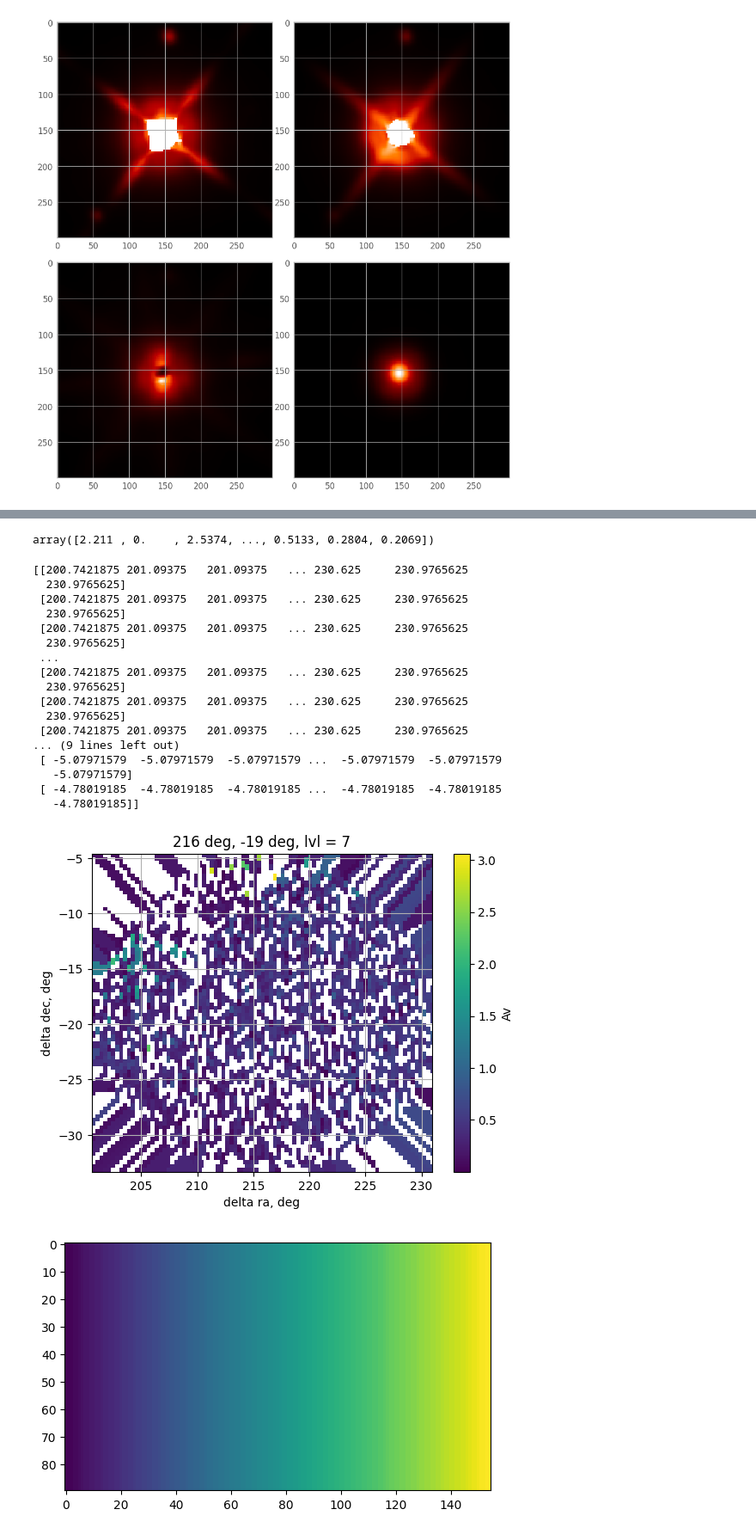
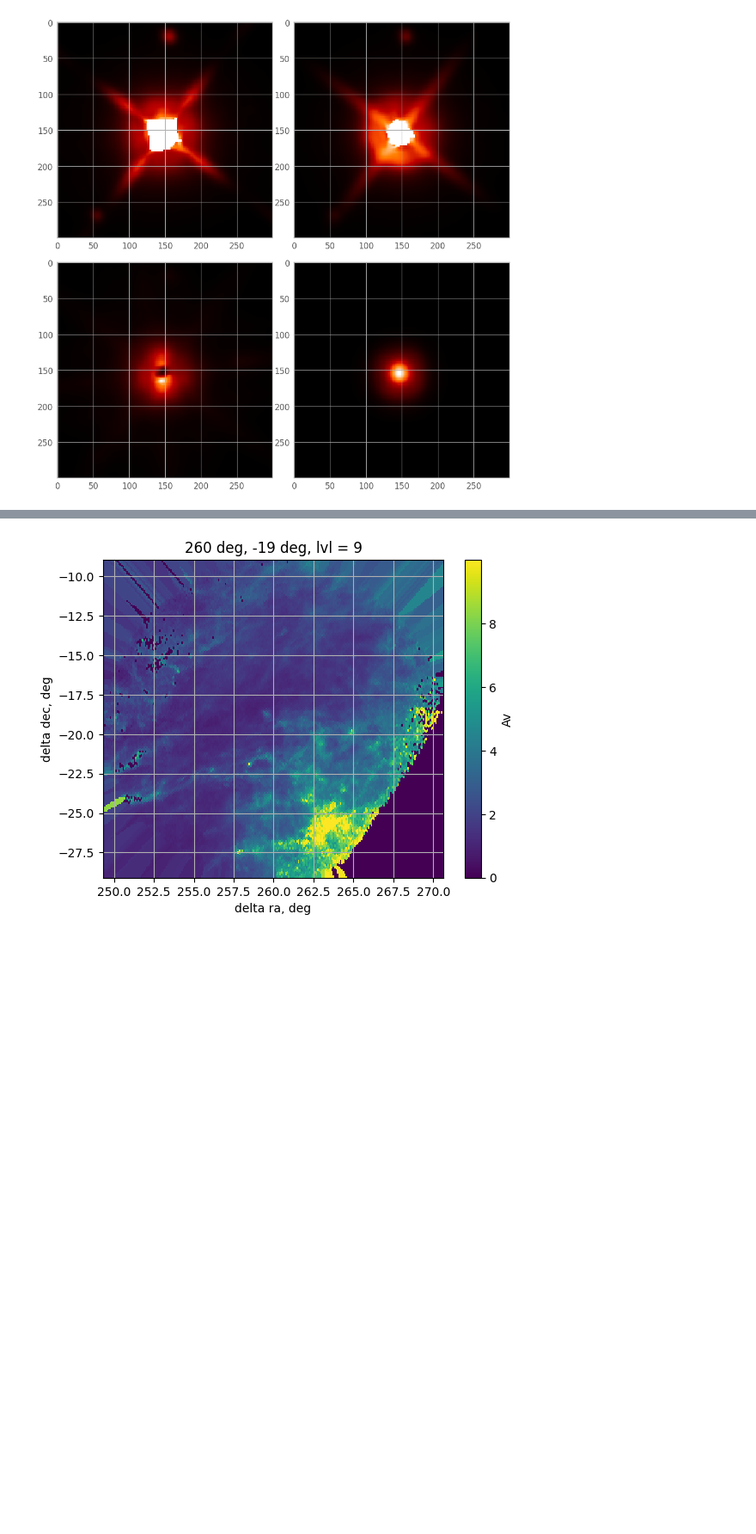
Before and after one commit to AstroTaffer/MEN-681301-OAM, a Jupyter notebook: Chazov.ipynb, the cells around one changed output, grey strips where cells are left out. Shown at 86% size. Saved outputs shown, nothing was run; the diff lists cells and outputs as text; code cells hidden in the pictures; blank space fills up the shorter version.

Commit message:
done healpix

```diff
--- a/Chazov.ipynb
+++ b/Chazov.ipynb
@@ -321,9 +275,3 @@ av = np.load('I_355_tgextmap.npz')
-# %%
-level = 9
-mask = av['HPlevel'] == level
-av['A0'][mask]
-# %% [output]
-array([2.211 , 0.    , 2.5374, ..., 0.5133, 0.2804, 0.2069])
 # %%
 def get_cat(RA, DEC, R):
     coord = SkyCoord(ra=RA * u.degree, dec=DEC * u.degree, frame='icrs')
@@ -338,22 +286,21 @@ def get_cat(RA, DEC, R):
     Gaia_tab = V.query_region(coord, radius=radius, catalog=catalog)
     return Gaia_tab
 # %%
-def do_some_pix(ra, dec, d_ra, d_dec, lvl):
-    # d = np.load('Av.npz')
+def do_some_pix(ra, dec, r, lvl, data):
     nside = 2**lvl
     hp = HEALPix(nside=nside, order='nested', frame='icrs')
     coord = SkyCoord(ra=ra * u.deg, dec=dec * u.deg, frame='icrs')
-    search = hp.cone_search_skycoord(coord, radius=np.sqrt(d_ra**2+d_dec**2) * u.deg)
-    indxs = np.isin(d['healpix_id'], search)
-    common = d['healpix_id'][indxs]
-    ext = d['a0'][indxs]
+    search = hp.cone_search_skycoord(coord, radius=r * u.deg)
+    id = data['HPId']
+    indxs = np.isin(id, search)
+    common = id[indxs]
+    ext = data['A0'][indxs]
     # ext[np.isnan(ext)] = 0
 
     cd = hp.healpix_to_skycoord(common)
     _ra = np.unique(cd.ra.value)
     _dec = np.unique(cd.dec.value)
     X,Y = np.meshgrid(_ra, _dec)
-    # print(X, Y)
 
     beta = griddata(np.transpose(np.array([cd.ra.value, cd.dec.value])), np.array(ext), (X,Y), method='nearest')
     plt.pcolormesh(X, Y, beta, cmap=plt.cm.viridis, shading='auto')
@@ -365,32 +312,9 @@ def do_some_pix(ra, dec, d_ra, d_dec, lvl):
     plt.grid()
     plt.show()
     plt.close()
-
-    # plt.imshow(X)
-    # plt.show()
-    # plt.close()
-    # plt.imshow(Y)
-    # plt.show()
-    # plt.close()
+# %%
+data = np.load('I_355_tgextmap.npz')
 # %%
-do_some_pix(216, -19, 10, 10, 7)
+do_some_pix(ra=260, dec=-19, r=10, lvl=9, data=data)
 # %% [output]
-[[200.7421875 201.09375   201.09375   ... 230.625     230.9765625
-  230.9765625]
- [200.7421875 201.09375   201.09375   ... 230.625     230.9765625
-  230.9765625]
- [200.7421875 201.09375   201.09375   ... 230.625     230.9765625
-  230.9765625]
- ...
- [200.7421875 201.09375   201.09375   ... 230.625     230.9765625
-  230.9765625]
- [200.7421875 201.09375   201.09375   ... 230.625     230.9765625
-  230.9765625]
- [200.7421875 201.09375   201.09375   ... 230.625     230.9765625
-... (9 lines left out)
- [ -5.07971579  -5.07971579  -5.07971579 ...  -5.07971579  -5.07971579
-   -5.07971579]
- [ -4.78019185  -4.78019185  -4.78019185 ...  -4.78019185  -4.78019185
-   -4.78019185]]
-[figure, old version]
+[figure, new version]
-[figure, removed]
```
Also changed, not shown: parts of 7 cells of this notebook.
